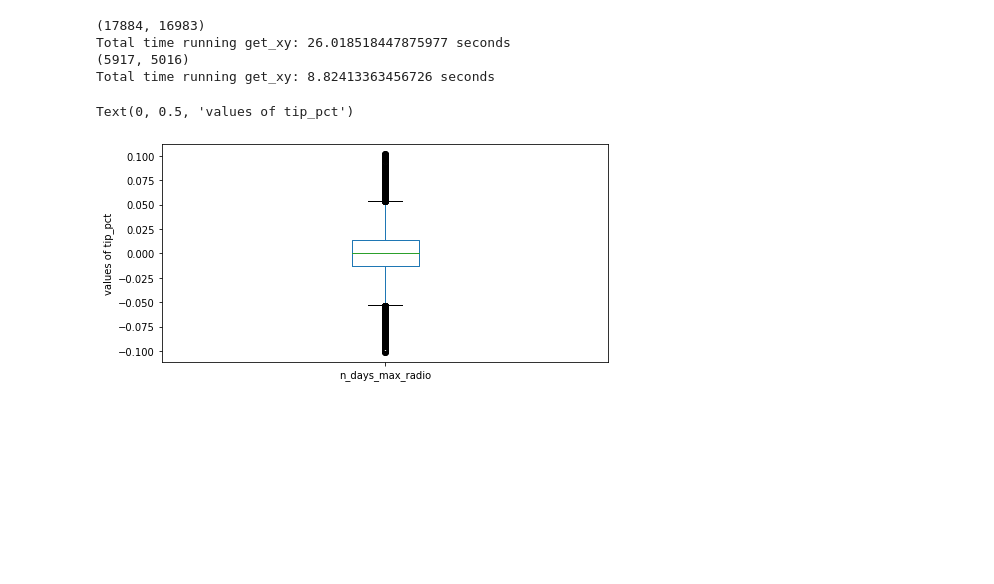
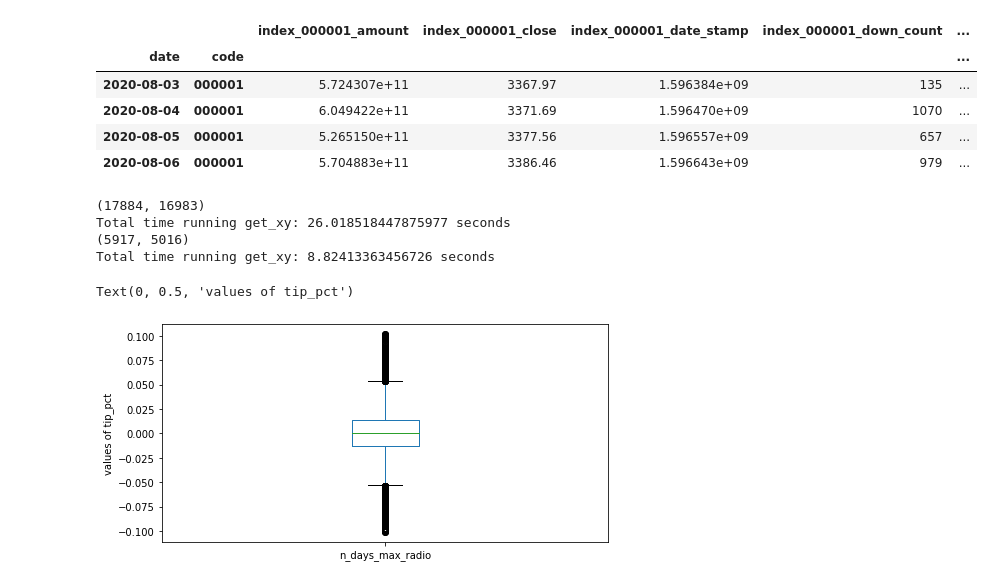
Before and after one commit to JLJLJ/QUANT, a Jupyter notebook: 30天涨跌选股.ipynb, the cells around one changed output. Drawn from its saved outputs; the diff is of its cells as text; code cells hidden in the pictures; blank space fills up the shorter version.

```diff
--- a/30天涨跌选股.ipynb
+++ b/30天涨跌选股.ipynb
@@ -68,3 +47,16 @@ dff
+# %%
+index_data=QA.QA_fetch_index_day_adv(['000001'],'2020-08-01','2020-12-31')
+#index_data.data
+index_data.
+
+jp.add_prefix(df,'index_000001')
+# %% [output]
+|  |  | index_000001_amount | index_000001_close | index_000001_date_stamp | index_000001_down_count | ... |
+| date | code |  |  |  |  | ... |
+| 2020-08-03 | 000001 | 5.724307e+11 | 3367.97 | 1.596384e+09 | 135 | ... |
+| 2020-08-04 | 000001 | 6.049422e+11 | 3371.69 | 1.596470e+09 | 1070 | ... |
+| 2020-08-05 | 000001 | 5.265150e+11 | 3377.56 | 1.596557e+09 | 657 | ... |
+| 2020-08-06 | 000001 | 5.704883e+11 | 3386.46 | 1.596643e+09 | 979 | ... |
 # %%
 
 @jp.fn_timer
```
Also changed, not shown: parts of 3 cells of this notebook, 1 other file.
